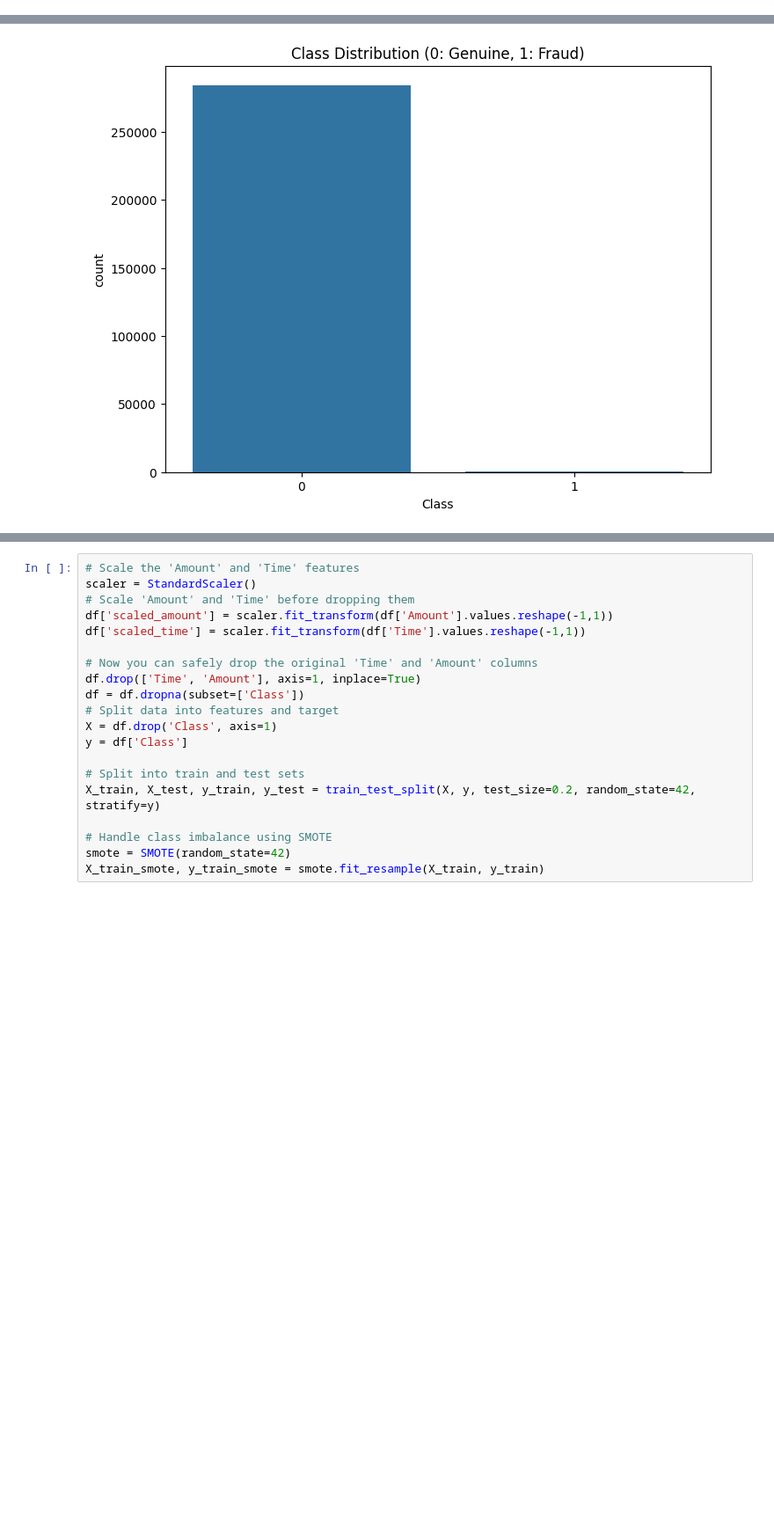
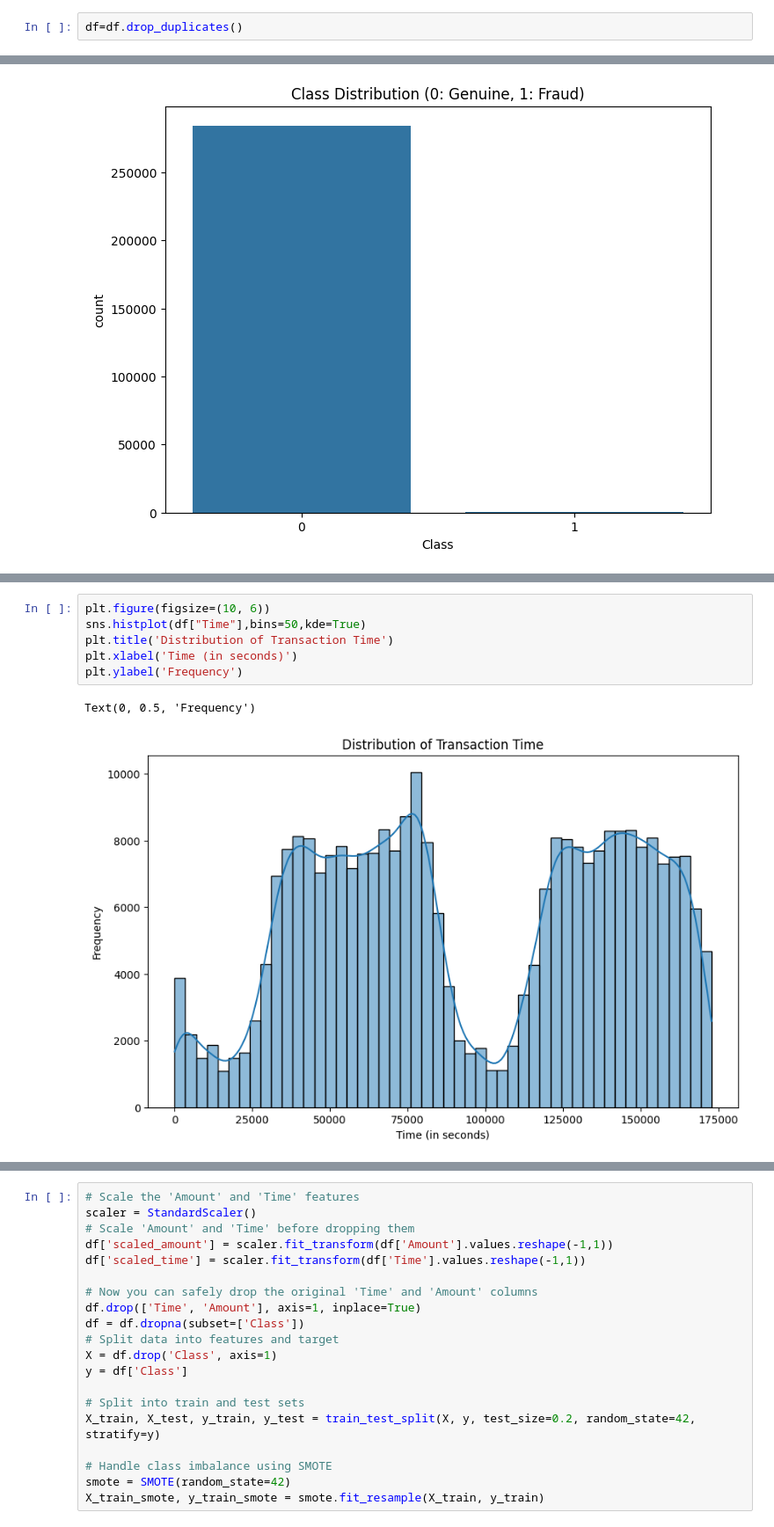
Before and after one commit to Donkud/H1Z1hck-caoz, a Jupyter notebook: FDB206_Group_Assignment_Credit_Card_Fraud_Detection.ipynb, the cells around one changed output, grey strips where cells are left out. Shown: that part at 88% size. Drawn from its saved outputs; the diff is of its cells as text; blank space fills up the shorter version.

```diff
--- a/FDB206_Group_Assignment_Credit_Card_Fraud_Detection.ipynb
+++ b/FDB206_Group_Assignment_Credit_Card_Fraud_Detection.ipynb
@@ -91,3 +138,5 @@ Data columns (total 31 columns):
+# %%
+df=df.drop_duplicates()
 # %% [markdown]
 #**2. Objective**
 The objective is to build a classification model that can accurately detect fraudulent credit card transactions while minimizing false positives. This is a binary classification problem with highly imbalanced classes.
@@ -193,0 +181,9 @@ https://gist.github.com/mwaskom/de44147ed2974457ad6372750bbe5751
+# %%
+plt.figure(figsize=(10, 6))
+sns.histplot(df["Time"],bins=50,kde=True)
+plt.title('Distribution of Transaction Time')
+plt.xlabel('Time (in seconds)')
+plt.ylabel('Frequency')
+# %% [output]
+Text(0, 0.5, 'Frequency')
+[figure, added]
```
Also changed, not shown: parts of 23 cells of this notebook.
